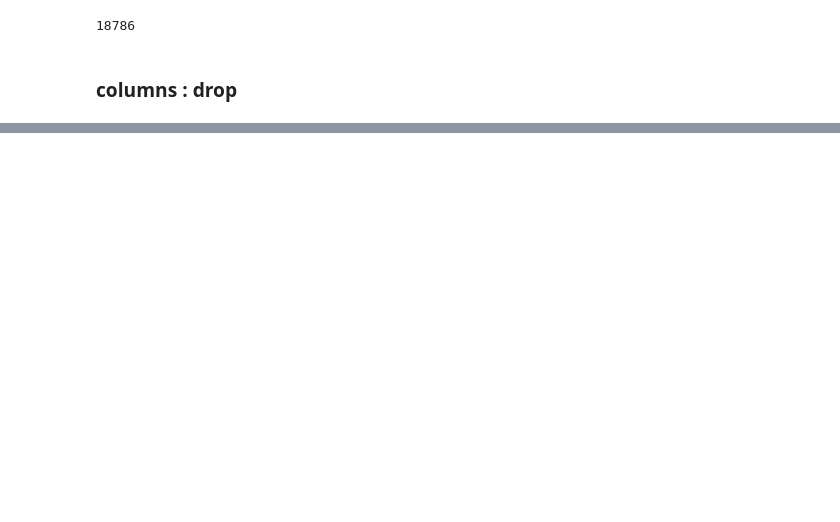
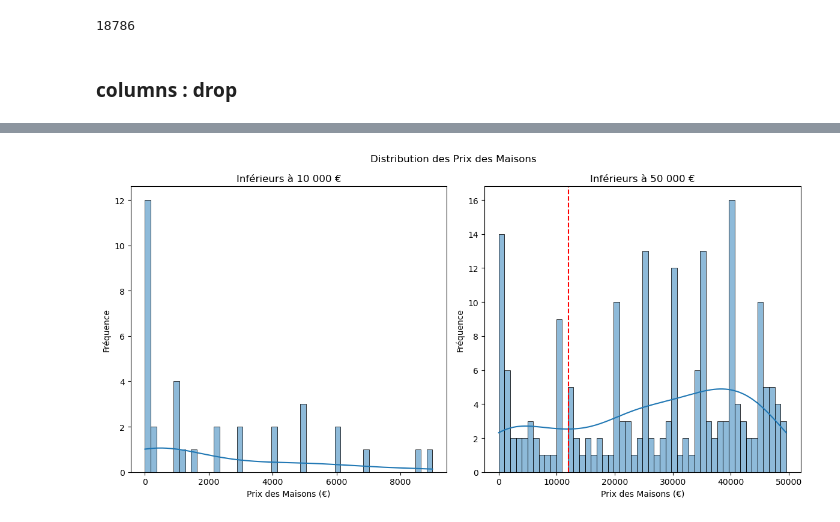
Before and after one commit to MelanieP31/Project_ML_HousePrice, a Jupyter notebook: House_Price_Toulouse/test1.ipynb, the cells around one changed output, grey strips where cells are left out. Saved outputs shown, nothing was run; the diff lists cells and outputs as text; code cells hidden in the pictures; blank space fills up the shorter version.

```diff
--- a/House_Price_Toulouse/test1.ipynb
+++ b/House_Price_Toulouse/test1.ipynb
@@ -357,0 +287,19 @@ sns.scatterplot(data=df_maison_31600, x='surface_reelle_bati',y='valeur_fonciere
+# %%
+fig, axes = plt.subplots(1,2,figsize=(12, 6))
+
+sns.histplot(df_house_cleaned[df_house_cleaned['valeur_fonciere'] < 10000]['valeur_fonciere'], bins=50, kde=True,ax=axes[0])
+sns.histplot(df_house_cleaned[df_house_cleaned['valeur_fonciere'] < 50000]['valeur_fonciere'], bins=50, kde=True,ax=axes[1])
+
+for axe in axes.flat :
+    axe.set(xlabel='Prix des Maisons (€)',ylabel='Fréquence')
+    axe.set_ylabel('Fréquence')
+
+fig.suptitle('Distribution des Prix des Maisons')
+
+axes[0].set_title('Inférieurs à 10 000 €')
+axes[1].set_title('Inférieurs à 50 000 €')
+axes[1].axvline(x=12000,color='red',linestyle='--')
+
+plt.tight_layout()
+# %% [output]
+[figure, added]
```
Also changed, not shown: parts of 153 cells of this notebook, 7 other files.
